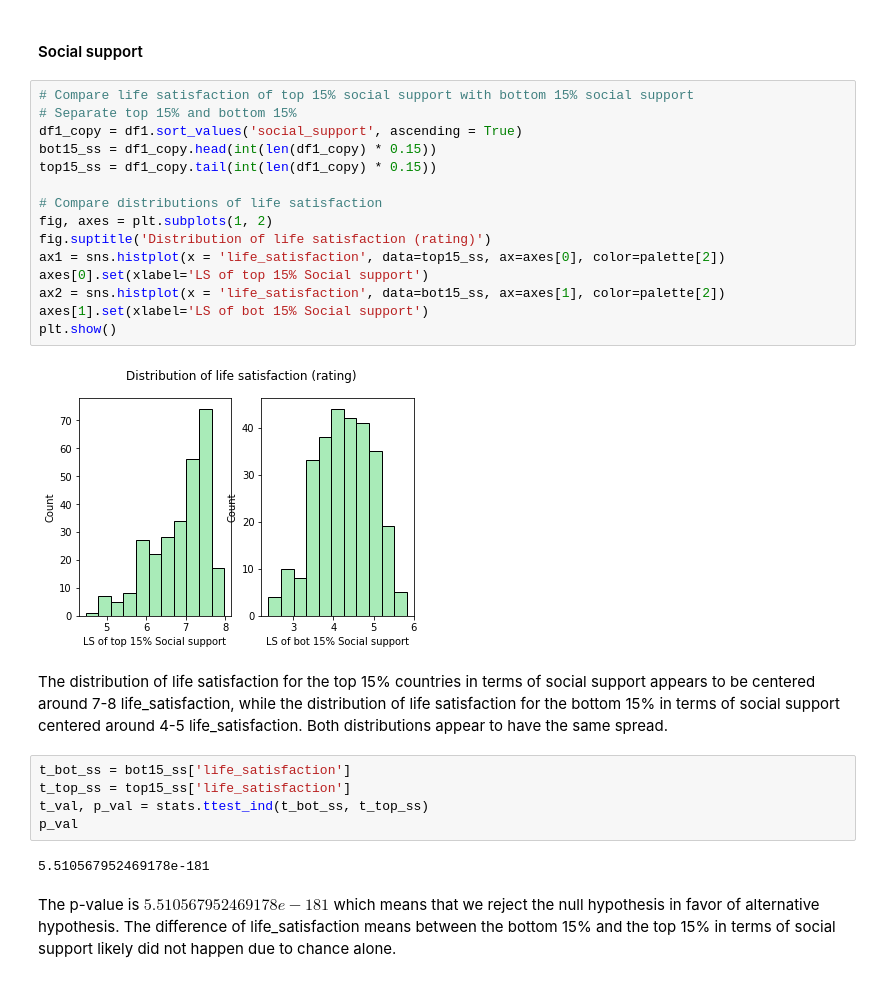
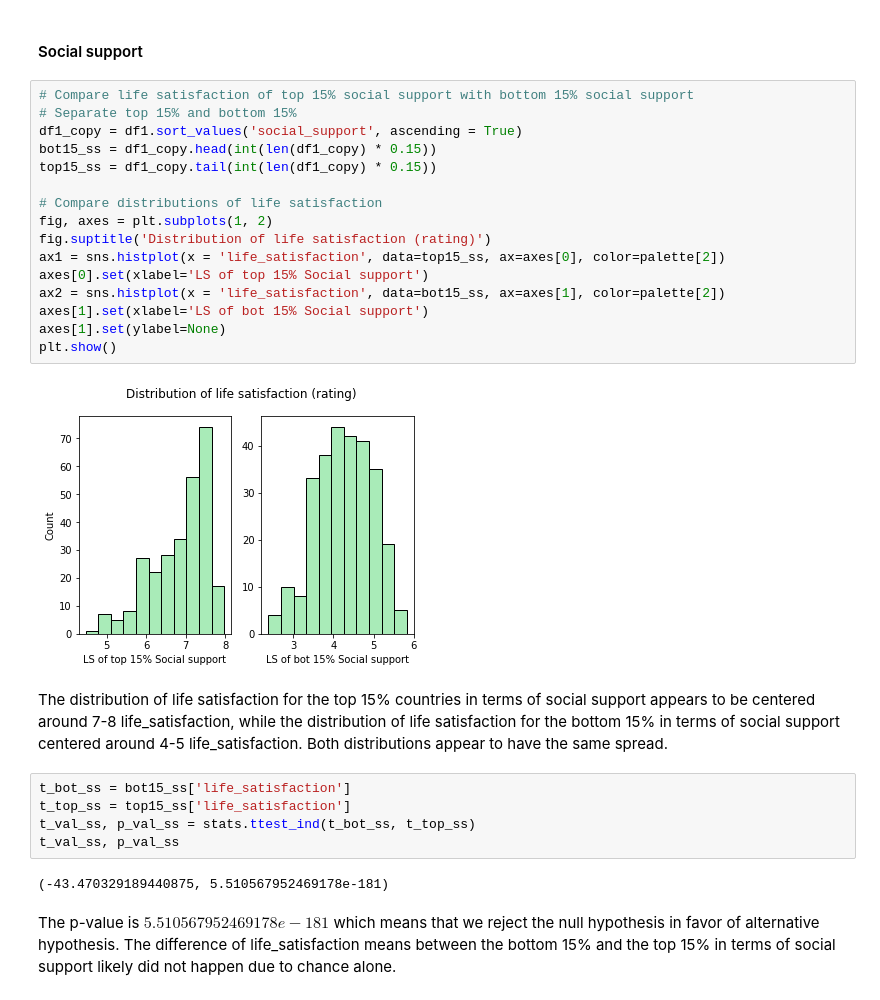
Before and after one commit to alanlwang1/COGS108_Final, a Jupyter notebook: FinalProject_group036.ipynb, the cells around one changed output. Drawn from its saved outputs; the diff is of its cells as text.

```diff
--- a/FinalProject_group036.ipynb
+++ b/FinalProject_group036.ipynb
@@ -730,29 +455,30 @@ The difference of average life satisfcation between the top 15% and the bottom 1
 # %%
 # Compare life satisfaction of top 15% social support with bottom 15% social support
 # Separate top 15% and bottom 15%
 df1_copy = df1.sort_values('social_support', ascending = True)
 bot15_ss = df1_copy.head(int(len(df1_copy) * 0.15))
 top15_ss = df1_copy.tail(int(len(df1_copy) * 0.15))
 
 # Compare distributions of life satisfaction
 fig, axes = plt.subplots(1, 2)
 fig.suptitle('Distribution of life satisfaction (rating)')
 ax1 = sns.histplot(x = 'life_satisfaction', data=top15_ss, ax=axes[0], color=palette[2])
 axes[0].set(xlabel='LS of top 15% Social support')
 ax2 = sns.histplot(x = 'life_satisfaction', data=bot15_ss, ax=axes[1], color=palette[2])
 axes[1].set(xlabel='LS of bot 15% Social support')
+axes[1].set(ylabel=None)
 plt.show()
 # %% [output]
-[figure, old version]
+[figure, new version]
 # %% [markdown]
 The distribution of life satisfaction for the top 15% countries in terms of social support appears to be centered around 7-8 life_satisfaction, while the distribution of life satisfaction for the bottom 15% in terms of social support centered around 4-5 life_satisfaction. Both distributions appear to have the same spread.
 # %%
 t_bot_ss = bot15_ss['life_satisfaction']
 t_top_ss = top15_ss['life_satisfaction']
-t_val, p_val = stats.ttest_ind(t_bot_ss, t_top_ss)
-p_val
+t_val_ss, p_val_ss = stats.ttest_ind(t_bot_ss, t_top_ss)
+t_val_ss, p_val_ss
 # %% [output]
-5.510567952469178e-181
+(-43.470329189440875, 5.510567952469178e-181)
 # %% [markdown]
 The p-value is $5.510567952469178e-181$ which means that we reject the null hypothesis in favor of alternative hypothesis. The difference of life_satisfaction means between the bottom 15% and the top 15% in terms of social support likely did not happen due to chance alone.
 # %%
```
Also changed, not shown: parts of 67 cells of this notebook.
